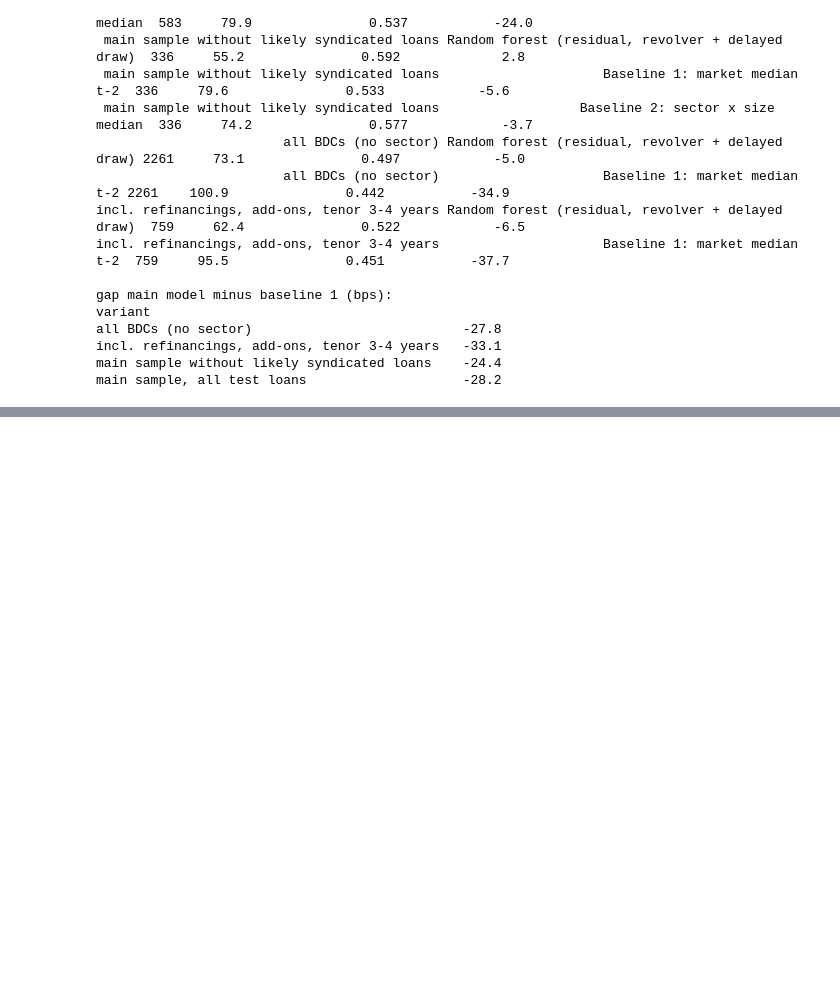
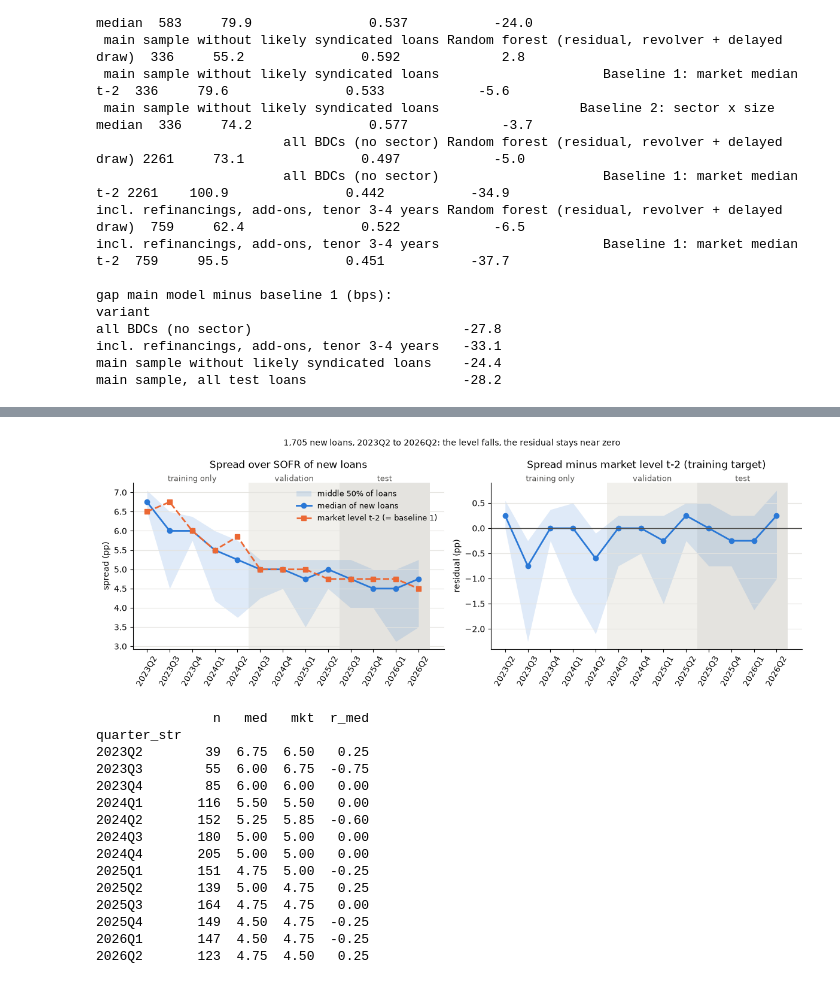
Before and after one commit to NeilErtl/DSF_Project, a Jupyter notebook: code/03_evaluate.ipynb, the cells around one changed output, grey strips where cells are left out. Cells and saved outputs as stored; diff of their text form; code cells hidden in the pictures; blank space fills up the shorter version.

```diff
--- a/code/03_evaluate.ipynb
+++ b/code/03_evaluate.ipynb
@@ -474,0 +549,60 @@ main sample, all test loans                    -28.2
+# %%
+# Figure 1: spread level and residual (spread minus market level t-2) per quarter, two panels with their own y-axis.
+by_qtr = loans.groupby("quarter_str").agg(
+    n=("spread_pp", "size"), med=("spread_pp", "median"), p25=("spread_pp", lambda s: s.quantile(0.25)),
+    p75=("spread_pp", lambda s: s.quantile(0.75)), mkt=("mkt_spread_t2_all", "first"), split=("split", "first"))
+resid = loans["spread_pp"] - loans["mkt_spread_t2_all"]
+by_qtr = by_qtr.join(resid.groupby(loans["quarter_str"]).agg(
+    r_med="median", r25=lambda s: s.quantile(0.25), r75=lambda s: s.quantile(0.75)))
+qs = by_qtr.index.tolist()
+xq = np.arange(len(qs))
+VAL_Q = ["2024Q3", "2024Q4", "2025Q1", "2025Q2"]   # validation folds of notebook 02
+
+fig, axes = plt.subplots(1, 2, figsize=(12, 4.4))
+panels = [(axes[0], "med", "p25", "p75", "Spread over SOFR of new loans", "spread (pp)"),
+          (axes[1], "r_med", "r25", "r75", "Spread minus market level t-2 (training target)", "residual (pp)")]
+for ax, mid, lo, hi, title, ylab in panels:
+    ax.text((qs.index(VAL_Q[0]) - 1) / 2, 1.0, "training only", transform=ax.get_xaxis_transform(), ha="center",
+            va="bottom", fontsize=9, color="#52514e")
+    for qset, shade, text in [(VAL_Q, "#f1f0ec", "validation"), (QUARTERS, "#e4e3df", "test")]:
+        i0, i1 = qs.index(qset[0]), qs.index(qset[-1])
+        ax.axvspan(i0 - 0.5, i1 + 0.5, color=shade, lw=0, zorder=0)
+        ax.text((i0 + i1) / 2, 1.0, text, transform=ax.get_xaxis_transform(), ha="center", va="bottom",
+                fontsize=9, color="#52514e")
+    ax.fill_between(xq, by_qtr[lo], by_qtr[hi], color="#2a78d6", alpha=0.15, lw=0, label="middle 50% of loans")
+    ax.plot(xq, by_qtr[mid], color="#2a78d6", marker="o", lw=2, ms=6, label="median of new loans")
+    ax.set_title(title, pad=18)
+    ax.set_ylabel(ylab)
+    ax.set_xticks(xq, qs, rotation=60)
+    ax.grid(axis="y", color="#e4e3df", lw=0.8)
+    ax.spines[["top", "right"]].set_visible(False)
+axes[0].plot(xq, by_qtr["mkt"], color="#eb6834", ls="--", marker="s", lw=2, ms=6,
+             label="market level t-2 (= baseline 1)")
+axes[1].axhline(0, color="#52514e", lw=1)
+axes[0].legend(frameon=False, fontsize=9, loc="upper right")
+fig.suptitle(f"{len(loans):,} new loans, {qs[0]} to {qs[-1]}: the level falls, the residual stays near zero",
+             fontsize=10)
+fig.tight_layout()
+fig.savefig(FIG / "spread_over_time.png", dpi=150)
+plt.show()
+print(by_qtr[["n", "med", "mkt", "r_med"]].to_string())
+
+# Check
+assert by_qtr["n"].sum() == len(loans) == 1705 and len(qs) == 13 and (FIG / "spread_over_time.png").exists()
+# %% [output]
+[figure, added]
+               n   med   mkt  r_med
+quarter_str
+2023Q2        39  6.75  6.50   0.25
+2023Q3        55  6.00  6.75  -0.75
+2023Q4        85  6.00  6.00   0.00
+2024Q1       116  5.50  5.50   0.00
+2024Q2       152  5.25  5.85  -0.60
+2024Q3       180  5.00  5.00   0.00
+2024Q4       205  5.00  5.00   0.00
+2025Q1       151  4.75  5.00  -0.25
+2025Q2       139  5.00  4.75   0.25
+2025Q3       164  4.75  4.75   0.00
+2025Q4       149  4.50  4.75  -0.25
+2026Q1       147  4.50  4.75  -0.25
+2026Q2       123  4.75  4.50   0.25
```
Also changed, not shown: parts of 10 cells of this notebook, 9 other files.
